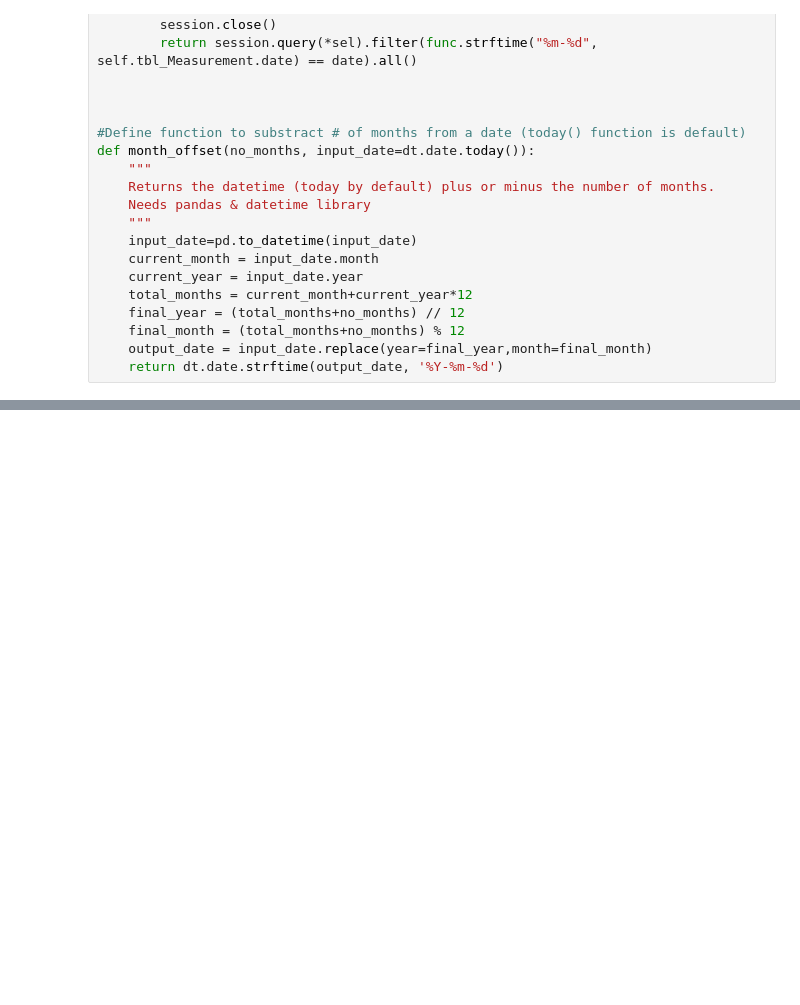
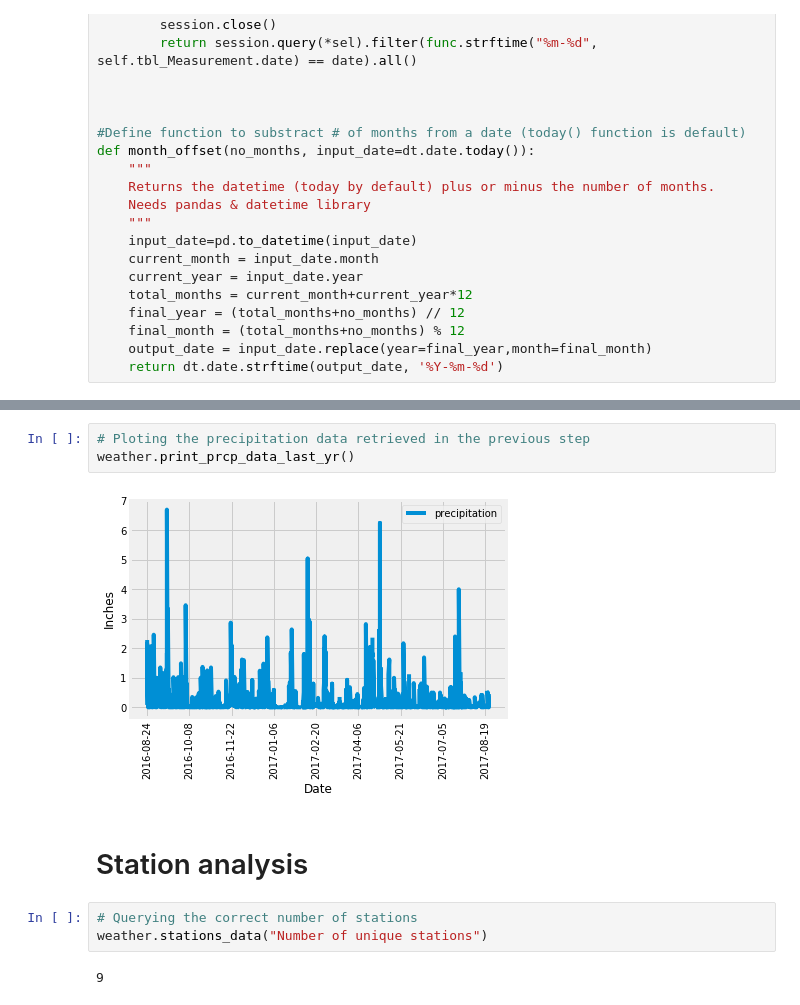
Before and after one commit to florin-vasiliu/sqlalchemy-challenge, a Jupyter notebook: HonoluluHI_weather_db(OOP_approach).ipynb, the cells around one changed output, grey strips where cells are left out. Drawn from its saved outputs; the diff is of its cells as text; blank space fills up the shorter version.

```diff
--- a/HonoluluHI_weather_db(OOP_approach).ipynb
+++ b/HonoluluHI_weather_db(OOP_approach).ipynb
@@ -284,0 +331,12 @@ def month_offset(no_months, input_date=dt.date.today()):
+# %%
+# Ploting the precipitation data retrieved in the previous step
+weather.print_prcp_data_last_yr()
+# %% [output]
+[figure, added]
+# %% [markdown]
+# Station analysis
+# %%
+# Querying the correct number of stations
+weather.stations_data("Number of unique stations")
+# %% [output]
+9
```
Also changed, not shown: parts of 25 cells of this notebook.
